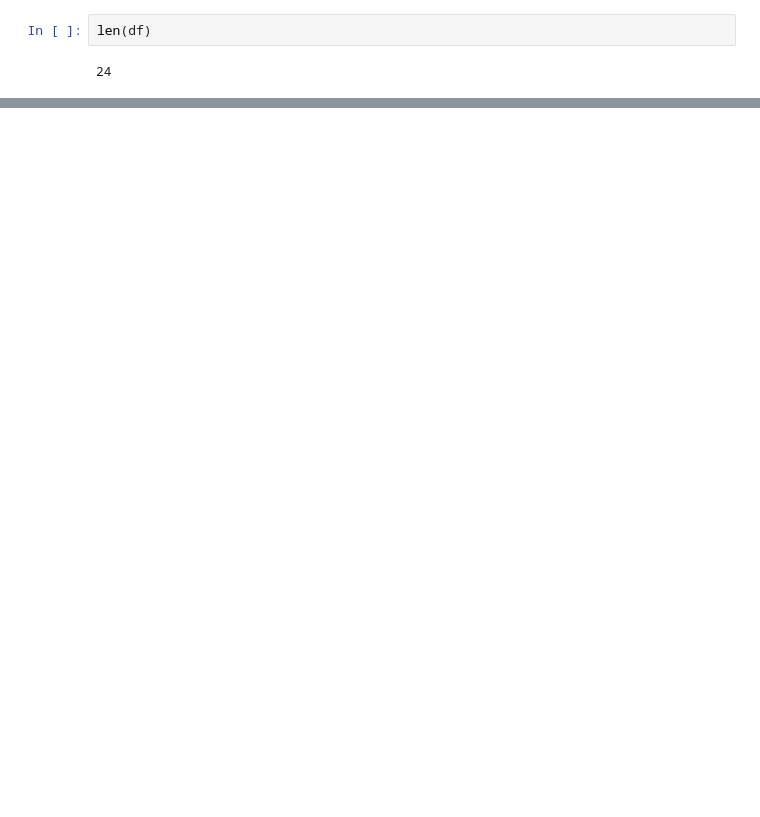
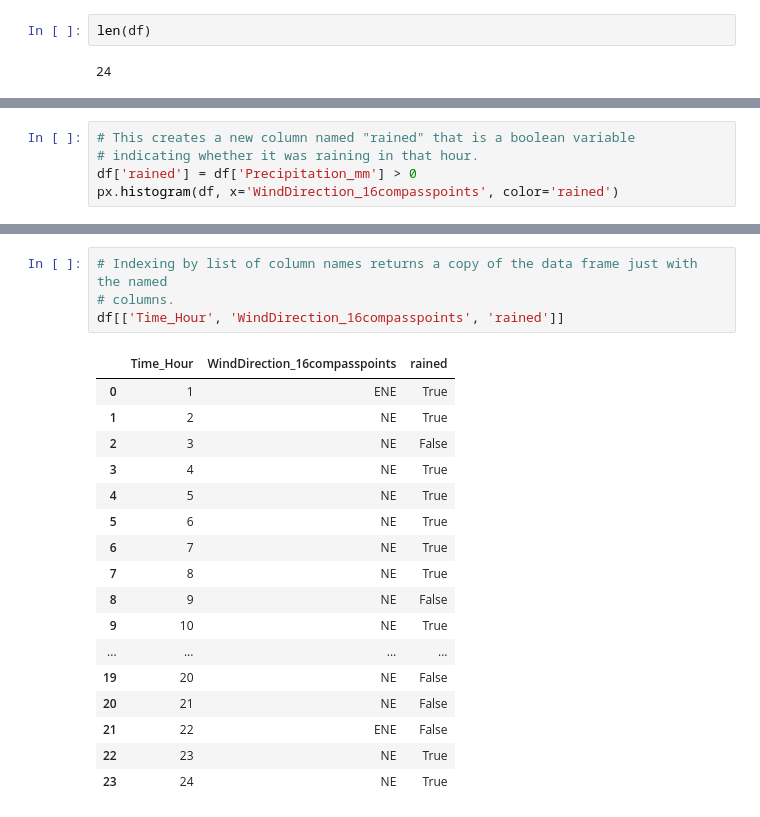
Before and after one commit to victorkwan/prog-edu-assistant, a Jupyter notebook: exercises/dataframe-pre3-en-master.ipynb, the cells around one changed output, grey strips where cells are left out. Cells and saved outputs as stored; diff of their text form; blank space fills up the shorter version.

```diff
--- a/exercises/dataframe-pre3-en-master.ipynb
+++ b/exercises/dataframe-pre3-en-master.ipynb
@@ -63,0 +82,5 @@ So it was 14 hours out of 24 in a day that the rain was falling. Let's see what
+# %%
+# This creates a new column named "rained" that is a boolean variable
+# indicating whether it was raining in that hour.
+df['rained'] = df['Precipitation_mm'] > 0
+px.histogram(df, x='WindDirection_16compasspoints', color='rained')
@@ -63,0 +107,22 @@ So it was 14 hours out of 24 in a day that the rain was falling. Let's see what
+# %%
+# Indexing by list of column names returns a copy of the data frame just with the named
+# columns.
+df[['Time_Hour', 'WindDirection_16compasspoints', 'rained']]
+# %% [output]
+|  | Time_Hour | WindDirection_16compasspoints | rained |
+| 0 | 1 | ENE | True |
+| 1 | 2 | NE | True |
+| 2 | 3 | NE | False |
+| 3 | 4 | NE | True |
+| 4 | 5 | NE | True |
+| 5 | 6 | NE | True |
+| 6 | 7 | NE | True |
+| 7 | 8 | NE | True |
+| 8 | 9 | NE | False |
+| 9 | 10 | NE | True |
+| ... | ... | ... | ... |
+| 19 | 20 | NE | False |
+| 20 | 21 | NE | False |
+| 21 | 22 | ENE | False |
+| 22 | 23 | NE | True |
+| 23 | 24 | NE | True |
```
Also changed, not shown: parts of 20 cells of this notebook, 2 other files.
